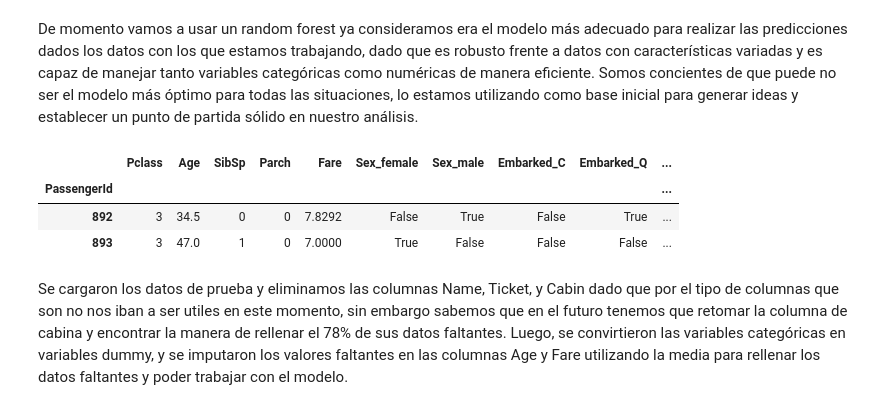
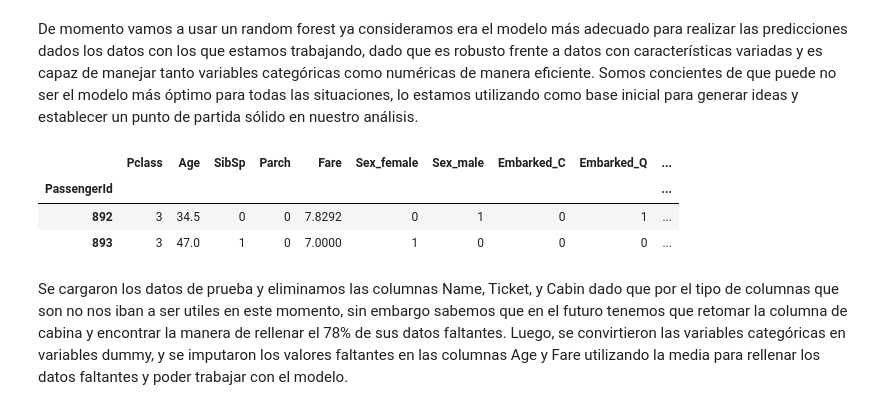
Before and after one commit to oznerx/AI, a Jupyter notebook: Reto/titanic_team.ipynb, the cells around one changed output. Cells and saved outputs as stored; diff of their text form; code cells hidden in the pictures.

```diff
--- a/Reto/titanic_team.ipynb
+++ b/Reto/titanic_team.ipynb
@@ -134,20 +133,20 @@ plot_mi_scores(mi_scores)
 De momento vamos a usar un random forest ya consideramos era el modelo más adecuado para realizar las predicciones dados los datos con los que estamos trabajando, dado que es robusto frente a datos con características variadas y es capaz de manejar tanto variables categóricas como numéricas de manera eficiente. Somos concientes de que puede no ser el modelo más óptimo para todas las situaciones, lo estamos utilizando como base inicial para generar ideas y establecer un punto de partida sólido en nuestro análisis.
 # %%
 from sklearn.ensemble import RandomForestClassifier
-test = pd.read_csv('test.csv', index_col=0)
-test.drop(['Name', 'Ticket', 'Cabin'], axis=1, inplace=True)
-test = pd.get_dummies(test)
-X_test = test
+test = pd.read_csv('test_with_survived.csv', index_col=0)
+y_test = test['Survived']
+X_test = test.drop(['Name', 'Ticket', 'Cabin', "Survived"], axis=1, inplace=True)
+X_test = pd.get_dummies(test)
 # fill the age values with the mean
 X_test['Age'].fillna(X_test['Age'].mean(), inplace=True)
 # fare
 X_test['Fare'].fillna(X_test['Fare'].mean(), inplace=True)
 X_test.head(2)
 # %% [output]
 |  | Pclass | Age | SibSp | Parch | Fare | Sex_female | Sex_male | Embarked_C | Embarked_Q | ... |
 | PassengerId |  |  |  |  |  |  |  |  |  | ... |
-| 892 | 3 | 34.5 | 0 | 0 | 7.8292 | False | True | False | True | ... |
-| 893 | 3 | 47.0 | 1 | 0 | 7.0000 | True | False | False | False | ... |
+| 892 | 3 | 34.5 | 0 | 0 | 7.8292 | 0 | 1 | 0 | 1 | ... |
+| 893 | 3 | 47.0 | 1 | 0 | 7.0000 | 1 | 0 | 0 | 0 | ... |
 # %% [markdown]
 Se cargaron los datos de prueba y eliminamos las columnas Name, Ticket, y Cabin dado que por el tipo de columnas que son no nos iban a ser utiles en este momento, sin embargo sabemos que en el futuro tenemos que retomar la columna de cabina y encontrar la manera de rellenar el 78% de sus datos faltantes. Luego, se convirtieron las variables categóricas en variables dummy, y se imputaron los valores faltantes en las columnas Age y Fare utilizando la media para rellenar los datos faltantes y poder trabajar con el modelo.
 # %%
```
Also changed, not shown: parts of 4 cells of this notebook, 4 other files.
